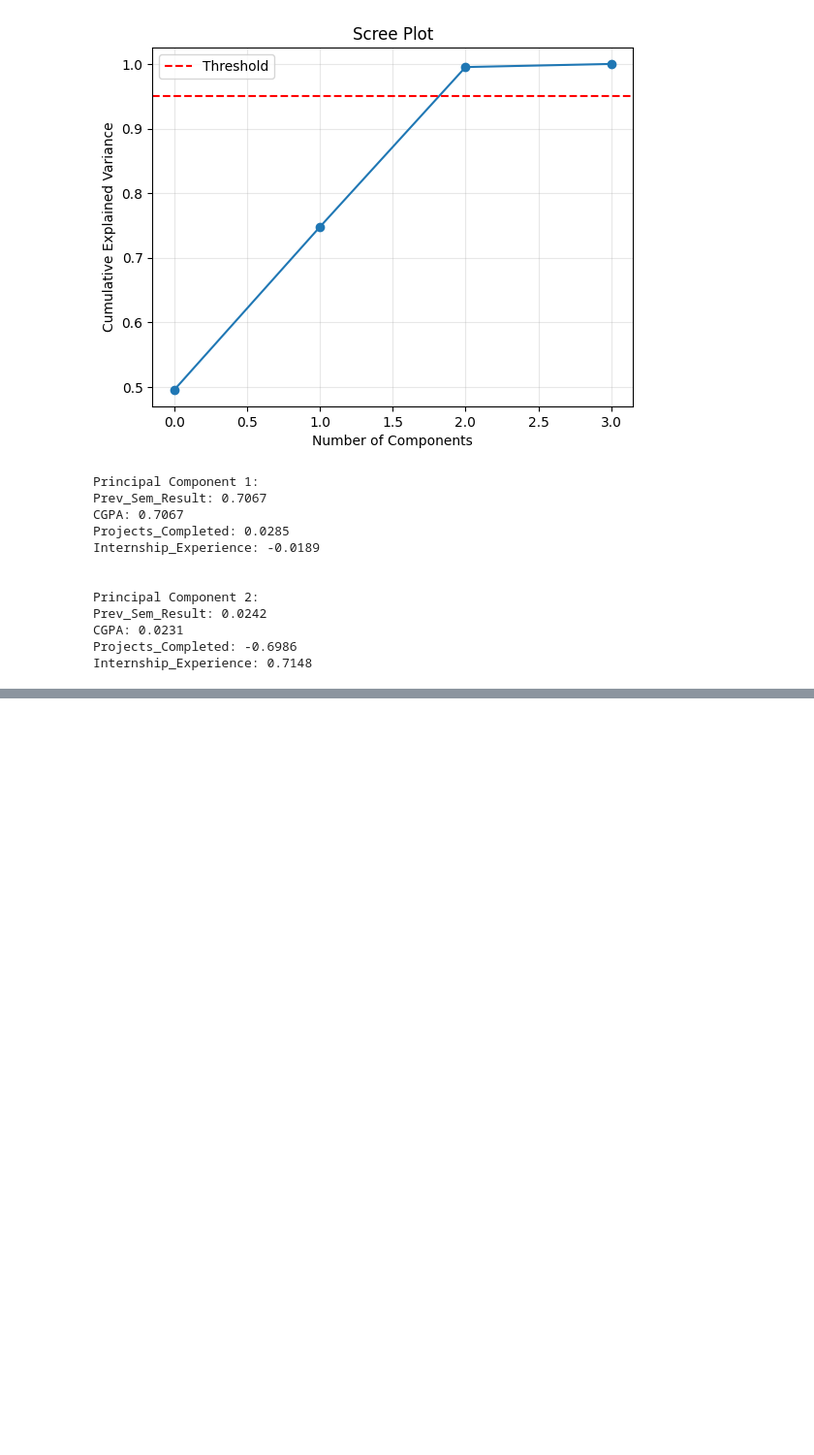
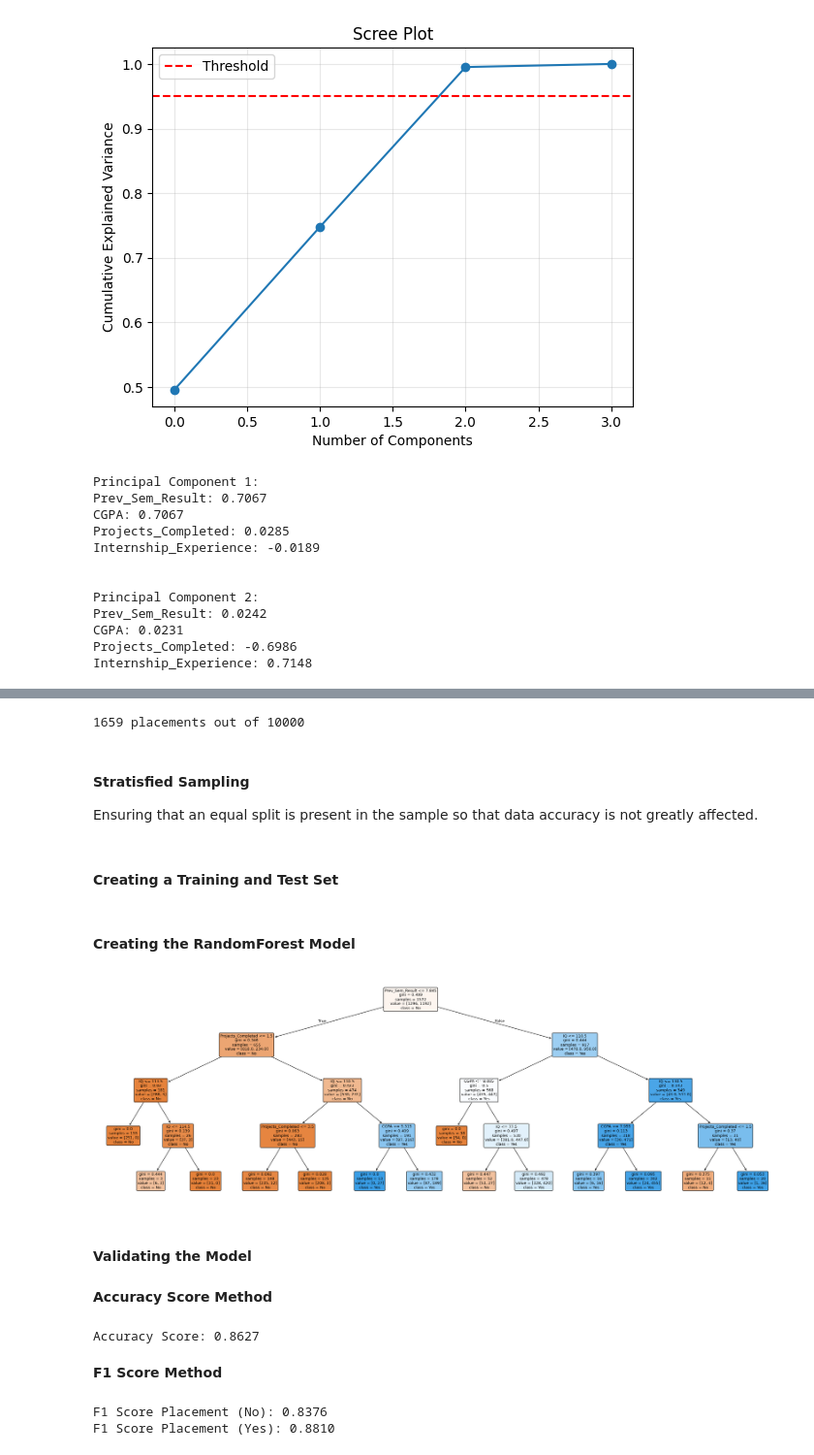
Before and after one commit to Chungj2000/DataAnalysis, a Jupyter notebook: Kaggle/College Student Placement Factors/Workbook.ipynb, the cells around one changed output, grey strips where cells are left out. Shown at 97% size. Drawn from its saved outputs; the diff is of its cells as text; code cells hidden in the pictures; blank space fills up the shorter version.

```diff
--- a/Kaggle/College Student Placement Factors/Workbook.ipynb
+++ b/Kaggle/College Student Placement Factors/Workbook.ipynb
@@ -558,0 +567,67 @@ Considerations:
+# %%
+count_placements = data.loc[data['Placement'] == 1, 'Placement'].count()
+print(f'{count_placements} placements out of {data.shape[0]}')
+# %% [output]
+1659 placements out of 10000
+# %% [markdown]
+#### Stratisfied Sampling ####
+Ensuring that an equal split is present in the sample so that data accuracy is not greatly affected.
+# %%
+placement_yes = data[data['Placement'] == 1]
+placement_no = data[data['Placement'] == 0]
+
+#Take a sample using the maximum amount of the smallest group, from the largest group.
+placement_no_resampled = resample(placement_no, replace=False, n_samples=count_placements, random_state=1)
+#print(placement_no_resampled.count())
+
+#Combine both samples.
+placement_resampled = pd.concat([placement_yes, placement_no_resampled])
+#print(placement_resampled.loc[placement_resampled['Placement'] == 1, 'Placement'].count())
+
+#Shuffle the data to remove possible bias when handling.
+placement_resampled = placement_resampled.sample(frac=1, random_state=1).reset_index(drop=True)
+# %% [markdown]
+#### Creating a Training and Test Set ####
+# %%
+placement_features = features_dr_academic.copy()
+#print(placement_features)
+
+placement_x = placement_resampled[placement_features]
+placement_y = placement_resampled['Placement']
+
+x_train, x_test, y_train, y_test = train_test_split(placement_x, placement_y, test_size=0.25, random_state=1)
+# %% [markdown]
+#### Creating the RandomForest Model ####
+# %%
+forest_model = RandomForestClassifier(random_state=1, max_depth=4)
+forest_model.fit(x_train, y_train)
+
+y_predict = forest_model.predict(x_test)
+
+estimator = forest_model.estimators_[0]
+
+plt.figure(figsize=(30,10))
+plot_tree(estimator, feature_names=placement_x.columns, class_names=['No', 'Yes'], filled=True, rounded=True)
+plt.show()
+
+#print(forest_model.feature_importances_) #['IQ', 'Prev_Sem_Result', 'CGPA', 'Projects_Completed', 'Internship_Experience']
+# %% [output]
+[figure, added]
+# %% [markdown]
+#### Validating the Model ####
+# %% [markdown]
+**Accuracy Score Method**
+# %%
+forest_accuracy = accuracy_score(y_test, y_predict)
+print(f'Accuracy Score: {forest_accuracy:.4f}')
+# %% [output]
+Accuracy Score: 0.8627
+# %% [markdown]
+**F1 Score Method**
+# %%
+forest_f1 = f1_score(y_test, y_predict, average=None)
+print(f'F1 Score Placement (No): {forest_f1[0]:.4f}')
+print(f'F1 Score Placement (Yes): {forest_f1[1]:.4f}')
+# %% [output]
+F1 Score Placement (No): 0.8376
+F1 Score Placement (Yes): 0.8810
```
Also changed, not shown: parts of 6 cells of this notebook.
